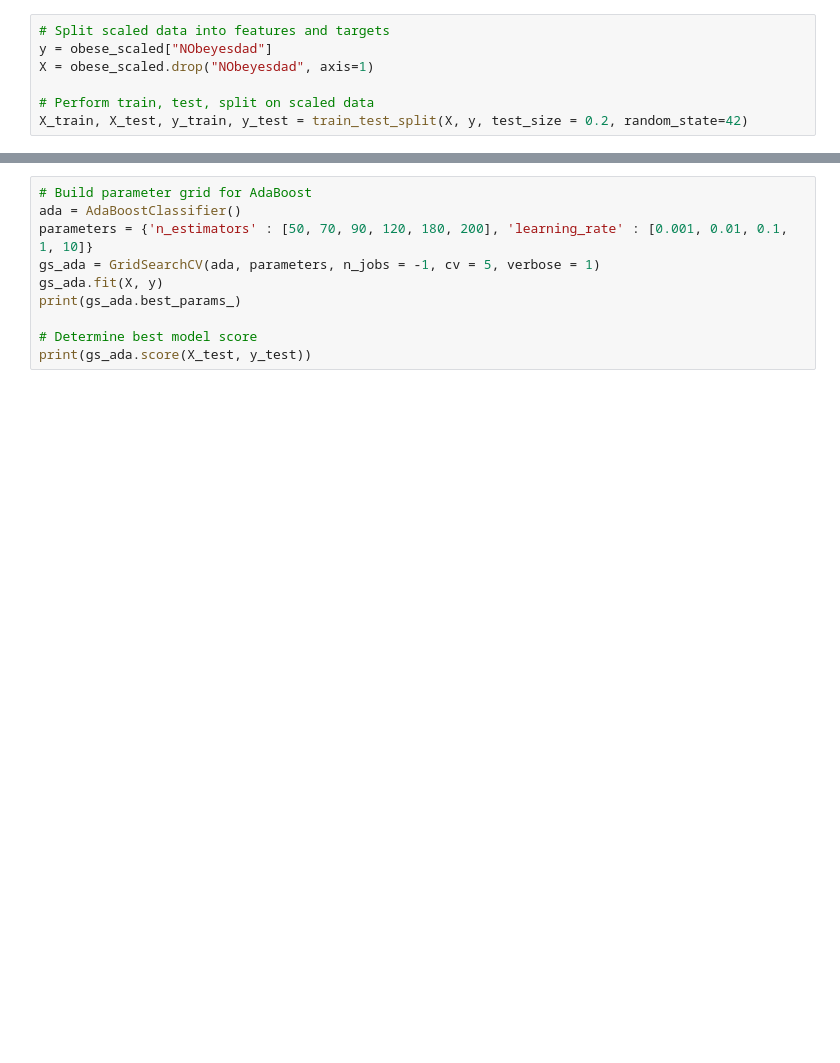
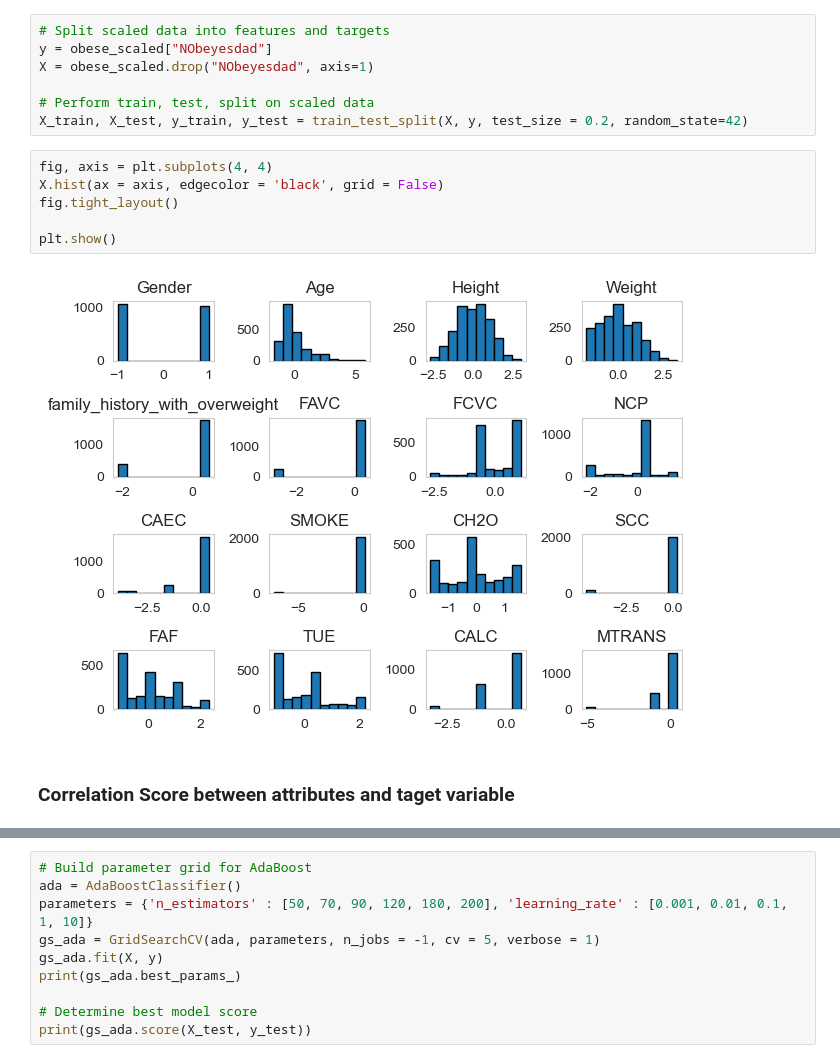
Before and after one commit to owlbemi/CS4372Assignment2, a Jupyter notebook: CS4372Assignment2.ipynb, the cells around one changed output, grey strips where cells are left out. Cells and saved outputs as stored; diff of their text form; blank space fills up the shorter version.

Commit message:
Correlation Score and Normal Distribution Check

```diff
--- a/CS4372Assignment2.ipynb
+++ b/CS4372Assignment2.ipynb
@@ -142,3 +146,13 @@ X = obese_scaled.drop("NObeyesdad", axis=1)
 
 # Perform train, test, split on scaled data
 X_train, X_test, y_train, y_test = train_test_split(X, y, test_size = 0.2, random_state=42)
+# %%
+fig, axis = plt.subplots(4, 4)
+X.hist(ax = axis, edgecolor = 'black', grid = False)
+fig.tight_layout()
+
+plt.show()
+# %% [output]
+[figure, added]
+# %% [markdown]
+### Correlation Score between attributes and taget variable
```
Also changed, not shown: parts of 9 cells of this notebook.
